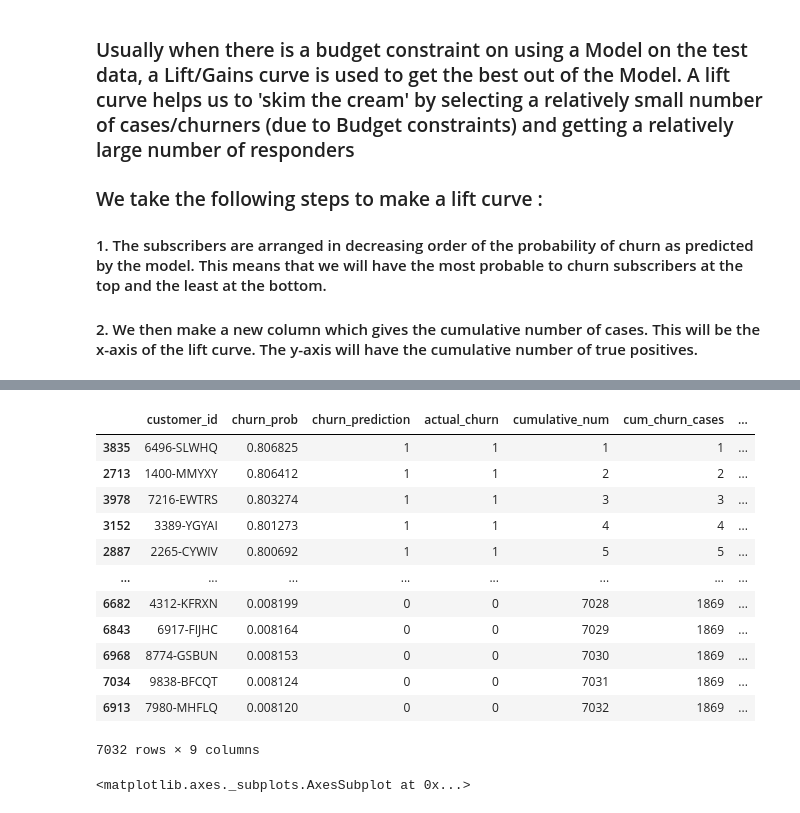
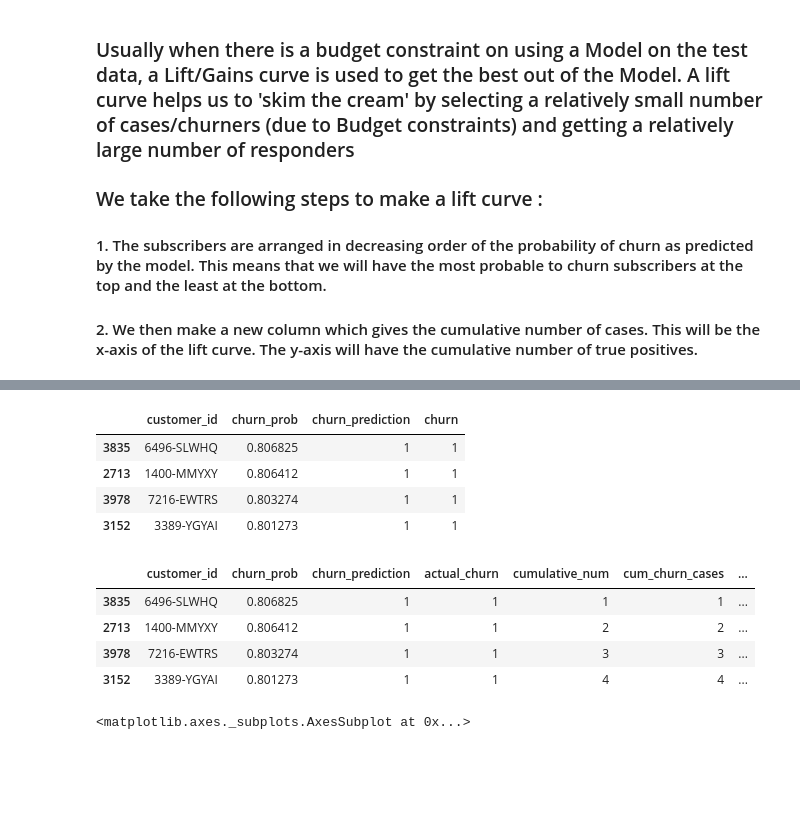
Before and after one commit to ravinder79/Telco_Churn, a Jupyter notebook: Telco_Churn_Final.ipynb, the cells around one changed output, grey strips where cells are left out. Drawn from its saved outputs; the diff is of its cells as text; code cells hidden in the pictures; blank space fills up the shorter version.

```diff
--- a/Telco_Churn_Final.ipynb
+++ b/Telco_Churn_Final.ipynb
@@ -881,5 +863,8 @@ plt.xticks(rotation = 30)
 #### 1. The subscribers are arranged in decreasing order of the probability of churn as predicted by the model. This means that we will have the most probable to churn subscribers at the top and the least at the bottom.
 #### 2. We then make a new column which gives the cumulative number of cases. This will be the x-axis of the lift curve. The y-axis will have the cumulative number of true positives.
 # %%
-final_csv = pd.merge(final_csv, y_df, left_index = True, right_index = True, how = 'left', copy=True)
-final_csv = final_csv.sort_values(by = 'churn_prob', ascending = False)
+# Create a new dataframe with churn probability, churn predisction and actual churn.
+lift_csv = pd.merge(final_csv, y_df, left_index = True, right_index = True, how = 'left', copy=True)
+
+# Sort dataframe by churn probabbility (highest to lowest)
+lift_csv = lift_csv.sort_values(by = 'churn_prob', ascending = False)
@@ -911,0 +871,11 @@ sns.lineplot(x = 'cumulative_num', y = 'cum_churn_cases', data = final_csv)
+# %%
+lift_csv.head(4)
+# %% [output]
+|  | customer_id | churn_prob | churn_prediction | churn |
+| 3835 | 6496-SLWHQ | 0.806825 | 1 | 1 |
+| 2713 | 1400-MMYXY | 0.806412 | 1 | 1 |
+| 3978 | 7216-EWTRS | 0.803274 | 1 | 1 |
+| 3152 | 3389-YGYAI | 0.801273 | 1 | 1 |
+# %%
+# Rename churn to 'actual churn'
+lift_csv = lift_csv.rename(columns= {'churn': 'actual_churn'})
@@ -916,17 +890,9 @@ final_csv['lift'] = final_csv['prop_of_churn']/final_csv['prop_of_actual']
-# %%
-final_csv
-# %% [output]
-|  | customer_id | churn_prob | churn_prediction | actual_churn | cumulative_num | cum_churn_cases | ... |
-| 3835 | 6496-SLWHQ | 0.806825 | 1 | 1 | 1 | 1 | ... |
-| 2713 | 1400-MMYXY | 0.806412 | 1 | 1 | 2 | 2 | ... |
-| 3978 | 7216-EWTRS | 0.803274 | 1 | 1 | 3 | 3 | ... |
-| 3152 | 3389-YGYAI | 0.801273 | 1 | 1 | 4 | 4 | ... |
-| 2887 | 2265-CYWIV | 0.800692 | 1 | 1 | 5 | 5 | ... |
-| ... | ... | ... | ... | ... | ... | ... | ... |
-| 6682 | 4312-KFRXN | 0.008199 | 0 | 0 | 7028 | 1869 | ... |
-| 6843 | 6917-FIJHC | 0.008164 | 0 | 0 | 7029 | 1869 | ... |
-| 6968 | 8774-GSBUN | 0.008153 | 0 | 0 | 7030 | 1869 | ... |
-| 7034 | 9838-BFCQT | 0.008124 | 0 | 0 | 7031 | 1869 | ... |
-| 6913 | 7980-MHFLQ | 0.008120 | 0 | 0 | 7032 | 1869 | ... |
-7032 rows × 9 columns
+# %%
+lift_csv.head(4)
+# %% [output]
+|  | customer_id | churn_prob | churn_prediction | actual_churn | cumulative_num | cum_churn_cases | ... |
+| 3835 | 6496-SLWHQ | 0.806825 | 1 | 1 | 1 | 1 | ... |
+| 2713 | 1400-MMYXY | 0.806412 | 1 | 1 | 2 | 2 | ... |
+| 3978 | 7216-EWTRS | 0.803274 | 1 | 1 | 3 | 3 | ... |
+| 3152 | 3389-YGYAI | 0.801273 | 1 | 1 | 4 | 4 | ... |
 # %%
```
Also changed, not shown: parts of 22 cells of this notebook.
